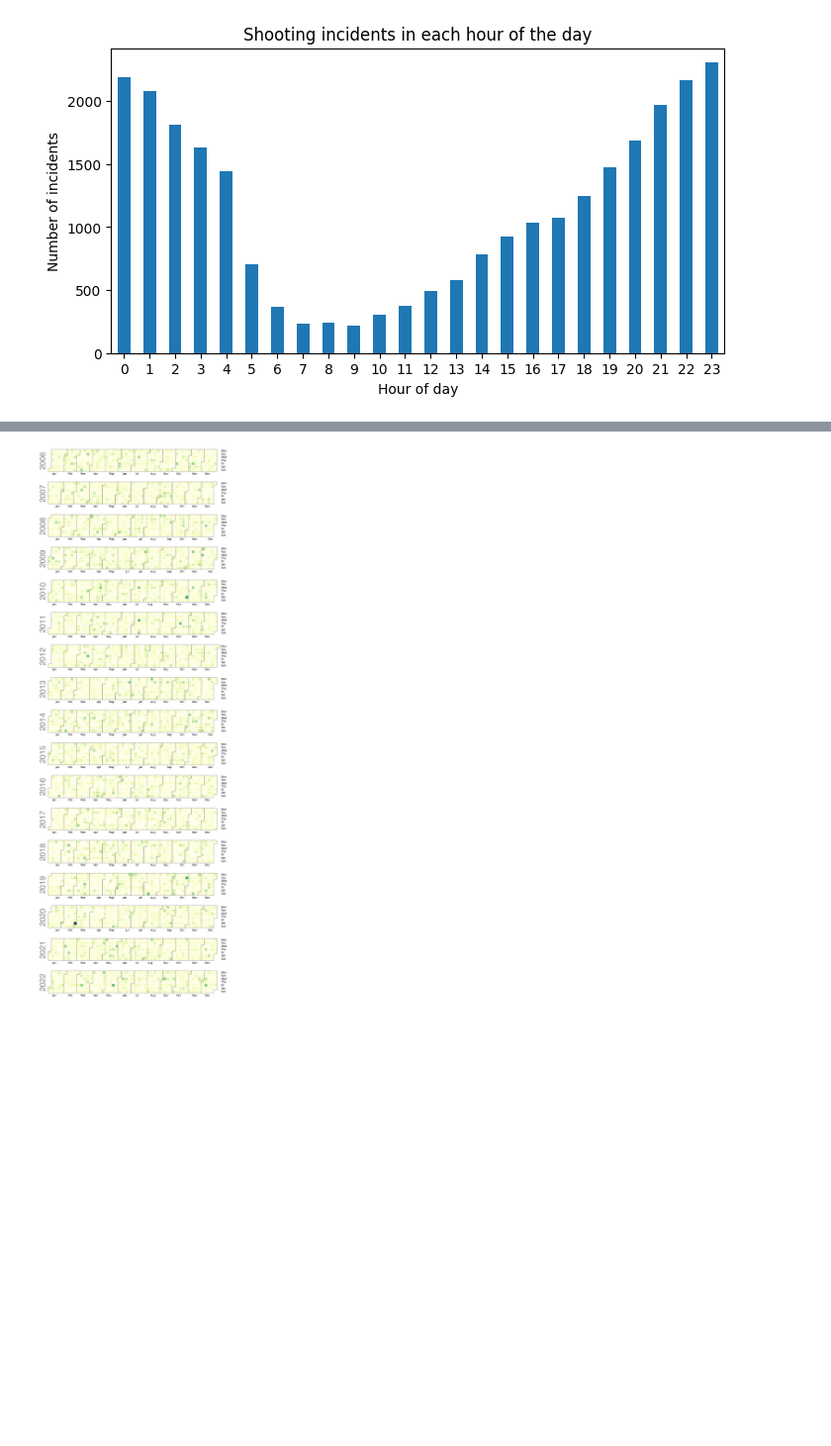
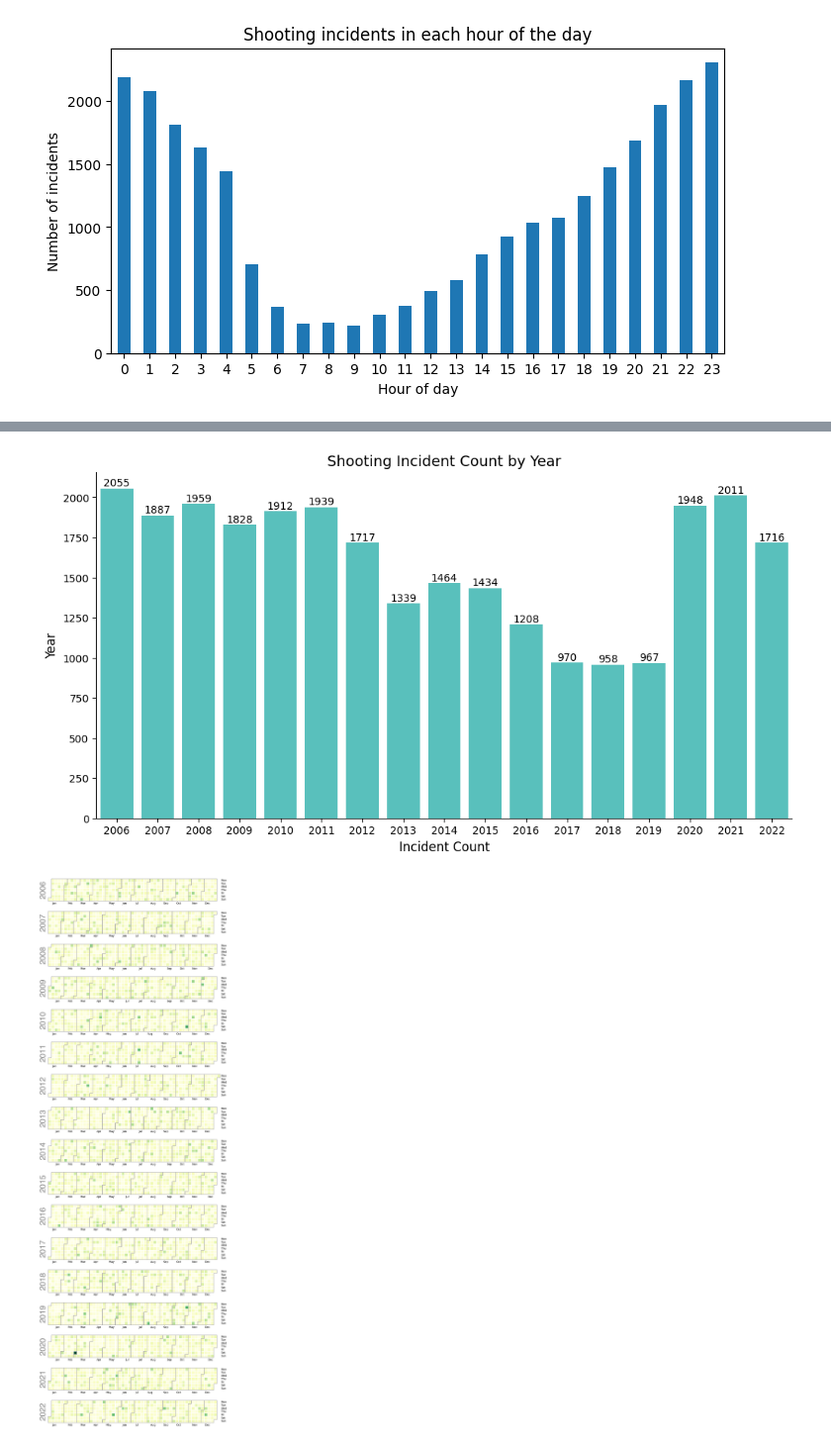
Before and after one commit to pauloog/SocialData, a Jupyter notebook: Final Project/Exploratory Data Analysis.ipynb, the cells around one changed output, grey strips where cells are left out. Shown: that part at 99% size. Saved outputs shown, nothing was run; the diff lists cells and outputs as text; code cells hidden in the pictures; blank space fills up the shorter version.

Commit message:
added charts

```diff
--- a/Final Project/Exploratory Data Analysis.ipynb
+++ b/Final Project/Exploratory Data Analysis.ipynb
@@ -157,3 +176,27 @@ plt.show()
+# %%
+# Get number of incidents in each year
+incidents_year = df_shooting.datetime.dt.year.value_counts().sort_index()
+
+# Create horizontal bar plot using Seaborn with the ordered groups
+plt.figure(figsize=(12, 6))
+sns.barplot(y=incidents_year.values, x=incidents_year.index, color='mediumturquoise')
+
+# Set plot title and axis labels
+plt.title('Shooting Incident Count by Year', fontsize=14)
+plt.xlabel('Incident Count', fontsize=12)
+plt.ylabel('Year', fontsize=12)
+
+# Remove top and right spines
+sns.despine()
+
+# Add value labels to bars
+for i, v in enumerate(incidents_year.values):
+    plt.text(i, v, str(v), ha='center', va='bottom')
+
+# Show plot
+plt.show()
+# %% [output]
+[figure, added]
 # %%
 # Calendar plot
 all_days = df_shooting.datetime.dt.date.unique().astype('datetime64')
```
Also changed, not shown: parts of 3 cells of this notebook, 1 other file.
